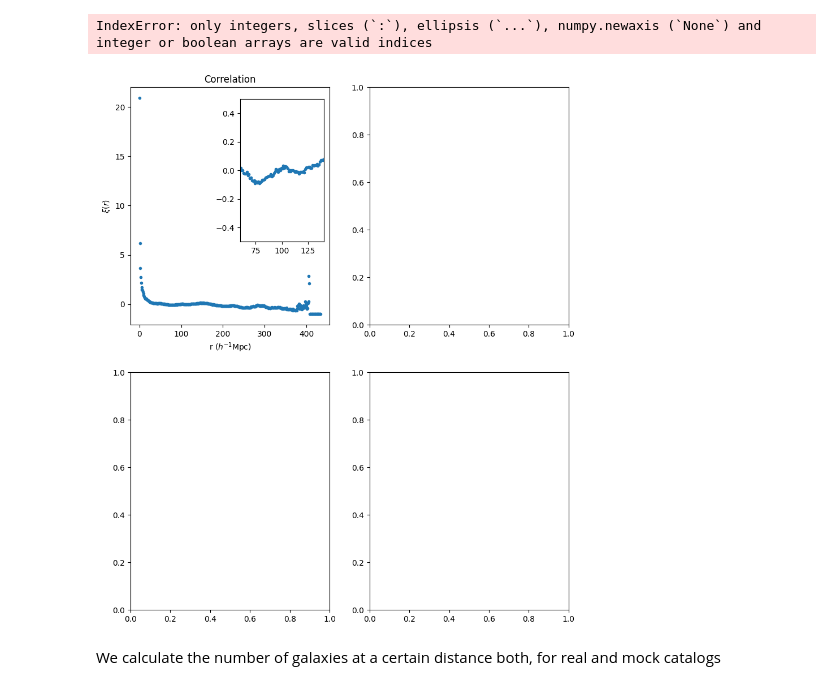
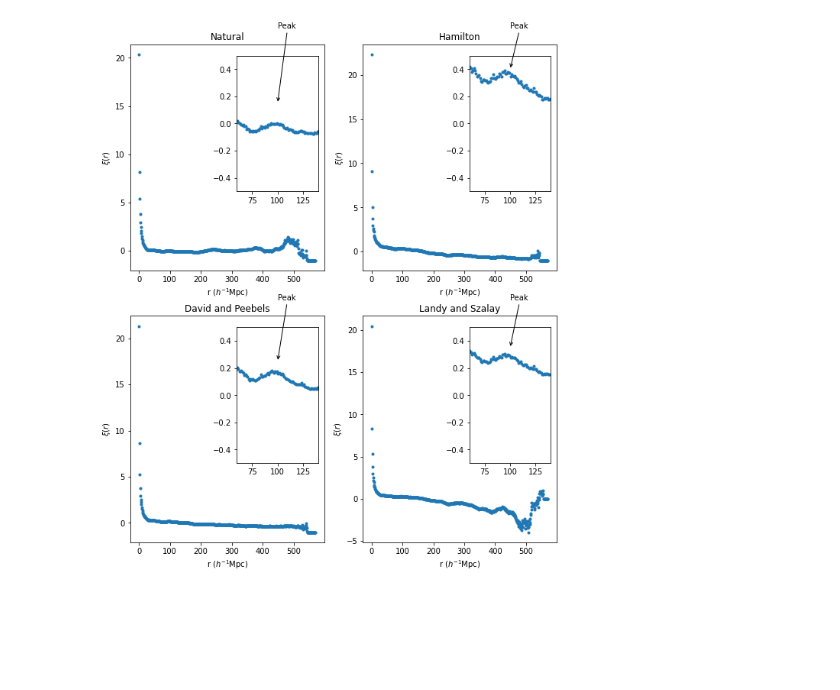
Before and after one commit to carlostp12/tfm, a Jupyter notebook: python/notebook/notebook-2df.ipynb, the cells around one changed output. Saved outputs shown, nothing was run; the diff lists cells and outputs as text; code cells hidden in the pictures; blank space fills up the shorter version.

```diff
--- a/python/notebook/notebook-2df.ipynb
+++ b/python/notebook/notebook-2df.ipynb
@@ -148,14 +114,12 @@ import matplotlib.pyplot as plt
 import math
 
 # Foereach dV we get the same number of galaxies.
-# dV = (ro^2)dr sin(dec) d(ra)  --> para angúlos pequeños sin(dec) ~ dec
-
+# Thats why
 def ro_t(x):
-    """ returns the result of x^2 """
-    #return x**2
+    """ returns the result of x^3/3 """
     return (x**3)*(1/3)
 
-# definimos función para generar el catálogo simulado
+# Fucntion to pass to radians the angles
 def to_radians(angle):
     return angle * math.pi / 180
 
@@ -196,8 +160,6 @@ def simulateCatalog(limits, n_gal, plotRho = False):
         ra = np.random.uniform(low=limits["ra_min"],
                         high=limits["ra_max"], size=n_gal)
 
-        # We come back to equatorial coordinates
-        #ro = (ro3)**(0.5)
         ro = (3*ro3)**(1/3)
 
 
@@ -218,7 +180,7 @@ limits = {'ra_min': ra_min, 'ra_max': ra_sup,
           "dec_min": dec_min, "dec_max": dec_sup,
           "dist_min": min_dist, "dist_max": max_dist}
 
-p_cat = simulateCatalog(limits, len(data), plotRho = False)
+p_cat = simulateCatalog(limits, len(data_sample), plotRho = False)
 print("RA  limits: {}, {}".format(ra_min, ra_sup))
 print("DEC limits: {}, {}".format(dec_min, dec_sup))
 print("DIS limits: {}, {}".format(min_dist, max_dist))
@@ -326,32 +308,29 @@ correlation, centers = calculate_hamilton_estimator(p, p_cat, bins)
 # %%
-corr = correlation
 r = centers
 
 fig, ax = plt.subplots(2, 2, figsize=[10, 12])
 index = 0
-for i in list(range(1)):
-    for j in list(range(1)):
-
-        ax[i, j].plot(r, correlation, '.')
+sizes = (0.15, 0.40, 0.25, 0.35)
+for i in list(range(2)):
+    for j in list(range(2)):
+        current = correlation[index]
+        ax[i, j].plot(r, current['values'], '.')
         ax[i, j].set_xlabel("r ($h^{-1}$Mpc)")
         ax[i, j].set_ylabel(r"$\xi(r)$")
-        ax[i, j].set_title("Correlation",)
+        ax[i, j].set_title(current['title'],)
 
         axins = ax[i, j].inset_axes([0.55, 0.35, 0.42, 0.60])
-        axins.plot(r, correlation, '.')
+        axins.plot(r, current['values'], '.')
         # sub region of the original image
        # x1, x2, y1, y2 = 50, 140, corrs[index][3], 0.5
         x1, x2, y1, y2 = 60, 140, -0.5, 0.5
         axins.set_xlim(x1, x2)
         axins.set_ylim(y1, y2)
         _ = axins.annotate("Peak ",
-                   xy=(100, current['limit1']), xycoords='data',
-                   xytext=(100, current['limit2']), textcoords='data',
+                   xy=(100, sizes[index]), xycoords='data',
+                   xytext=(100, 0.7), textcoords='data',
                    arrowprops=dict(arrowstyle="->", connectionstyle="arc3")
                    )
         index = index + 1
 # %% [output]
-IndexError: only integers, slices (`:`), ellipsis (`...`), numpy.newaxis (`None`) and integer or boolean arrays are valid indices
-[figure, old version]
+[figure, new version]
-# %% [markdown]
-We calculate the number of galaxies at a certain distance both, for real and mock catalogs
```
Also changed, not shown: parts of 24 cells of this notebook, 16 other files.
